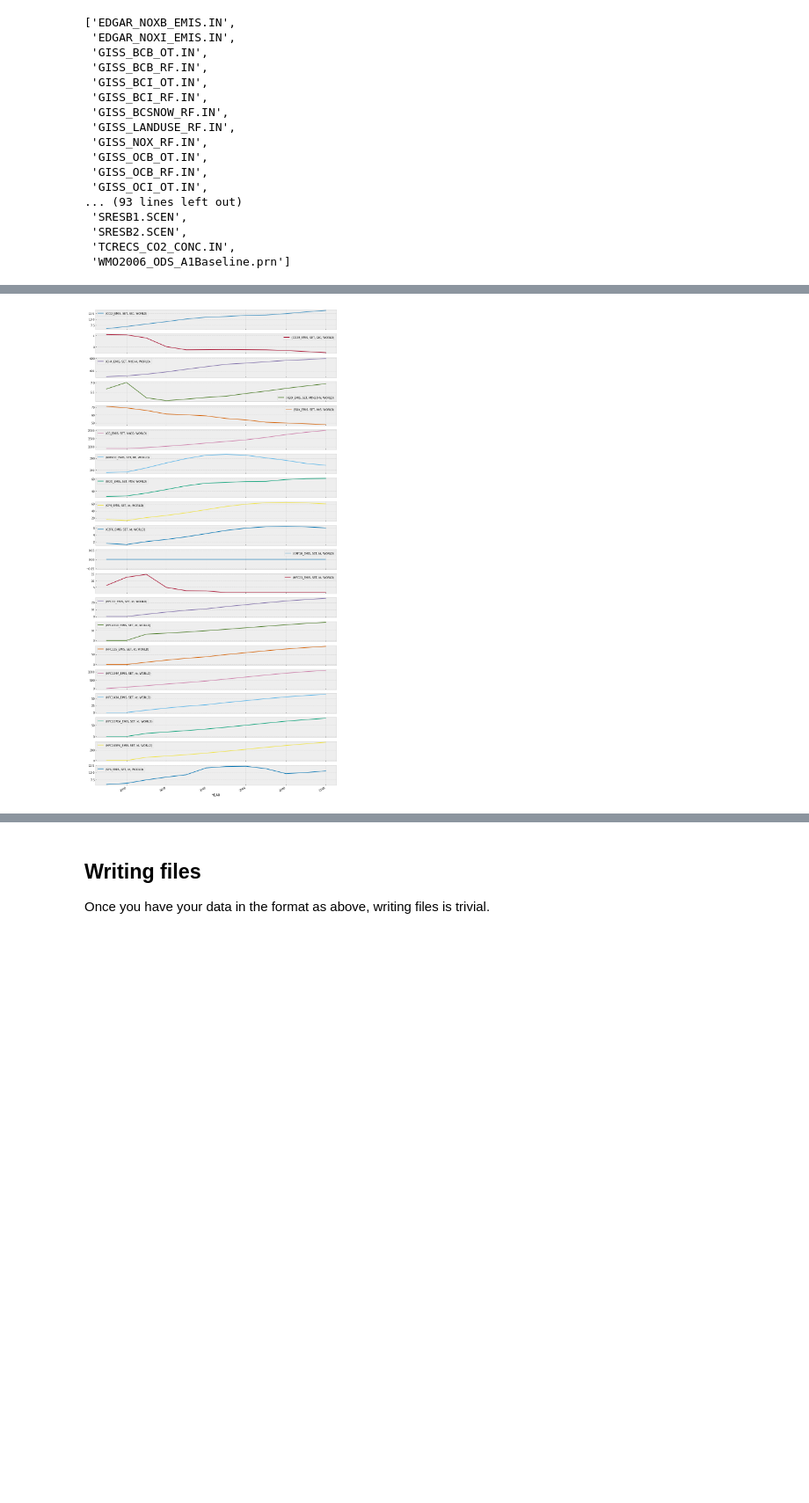
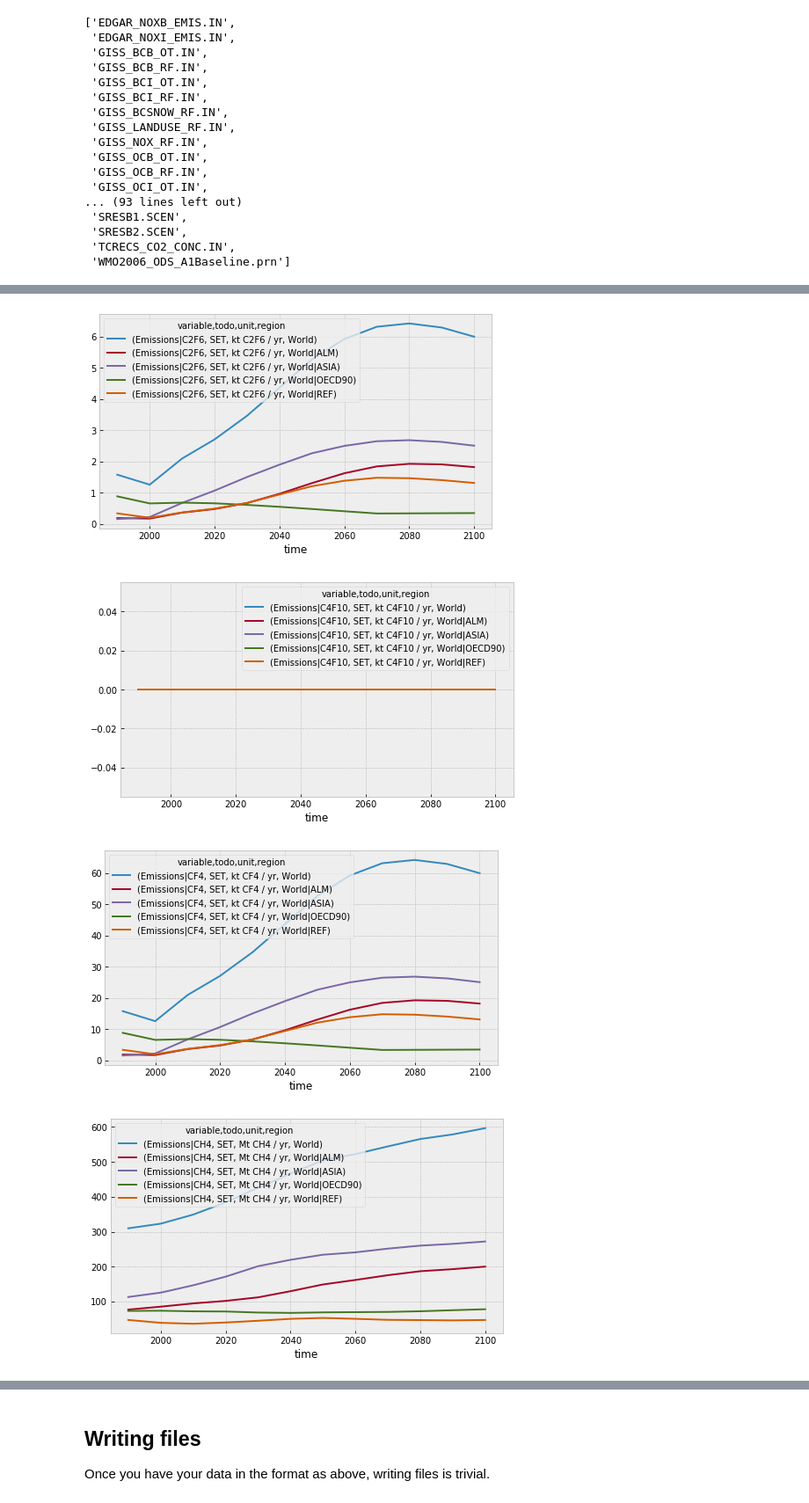
Before and after one commit to openscm/pymagicc, a Jupyter notebook: notebooks/Input-Examples.ipynb, the cells around one changed output, grey strips where cells are left out. Shown at 88% size. Saved outputs shown, nothing was run; the diff lists cells and outputs as text; code cells hidden in the pictures; blank space fills up the shorter version.

```diff
--- a/notebooks/Input-Examples.ipynb
+++ b/notebooks/Input-Examples.ipynb
@@ -246,4 +149,9 @@ all_run_files["SRESB2.SCEN"].head(4)
-# %%
-all_run_files["SRESB2.SCEN"]["WORLD"].plot(figsize=(16, 36), subplots=True);
-# %% [output]
-[figure, removed]
+# %%
+all_run_files["SRESB2.SCEN"].pivot_table(
+    values="value", index="time", columns=["variable", "todo", "unit", "region"]
+).groupby(level="variable", axis=1).plot(figsize=(8, 4.5));
+# %% [output]
+[figure, added]
+[figure, added]
+[figure, added]
+[figure, added]
```
Also changed, not shown: parts of 20 cells of this notebook.
